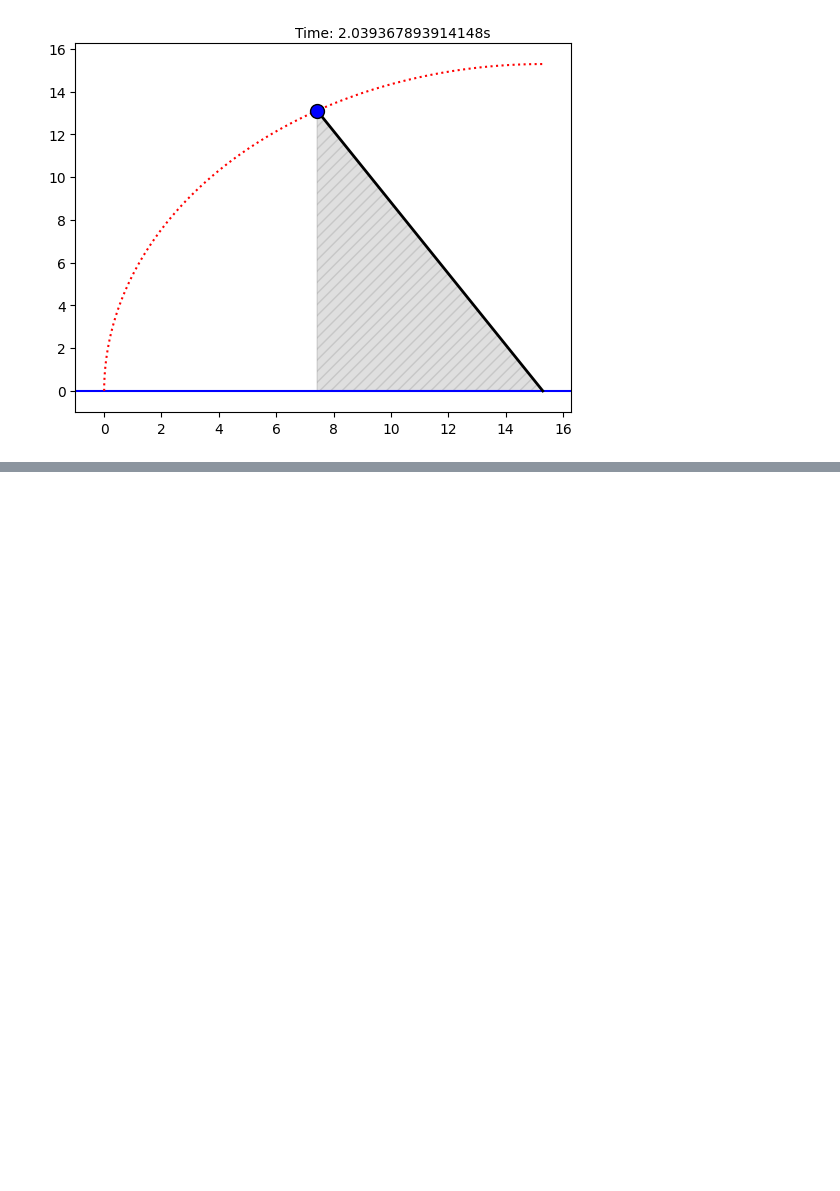
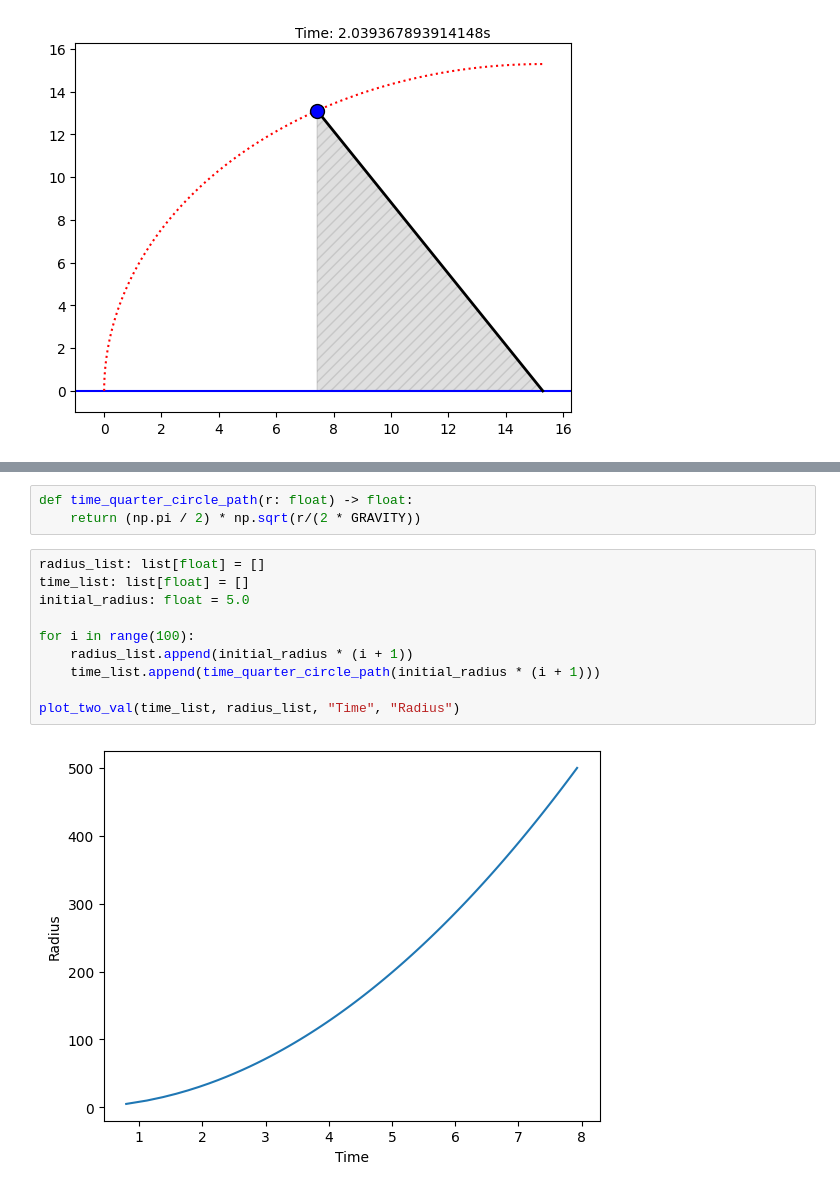
Before and after one commit to Atishaya7777/brachistochrone-trajectory, a Jupyter notebook: main.ipynb, the cells around one changed output, grey strips where cells are left out. Saved outputs shown, nothing was run; the diff lists cells and outputs as text; blank space fills up the shorter version.

```diff
--- a/main.ipynb
+++ b/main.ipynb
@@ -210,0 +287,15 @@ np.arctan(5/3)
+# %%
+def time_quarter_circle_path(r: float) -> float:
+    return (np.pi / 2) * np.sqrt(r/(2 * GRAVITY))
+# %%
+radius_list: list[float] = []
+time_list: list[float] = []
+initial_radius: float = 5.0
+
+for i in range(100):
+    radius_list.append(initial_radius * (i + 1))
+    time_list.append(time_quarter_circle_path(initial_radius * (i + 1)))
+
+plot_two_val(time_list, radius_list, "Time", "Radius")
+# %% [output]
+[figure, added]
```
Also changed, not shown: parts of 9 cells of this notebook, 2 other files.
